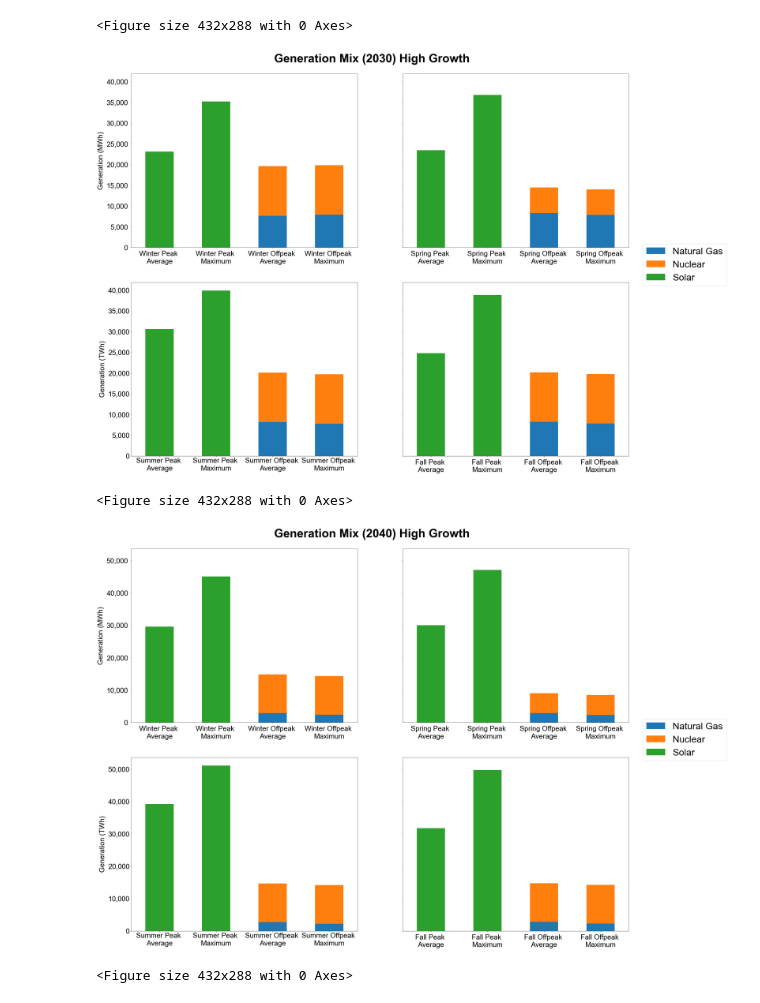
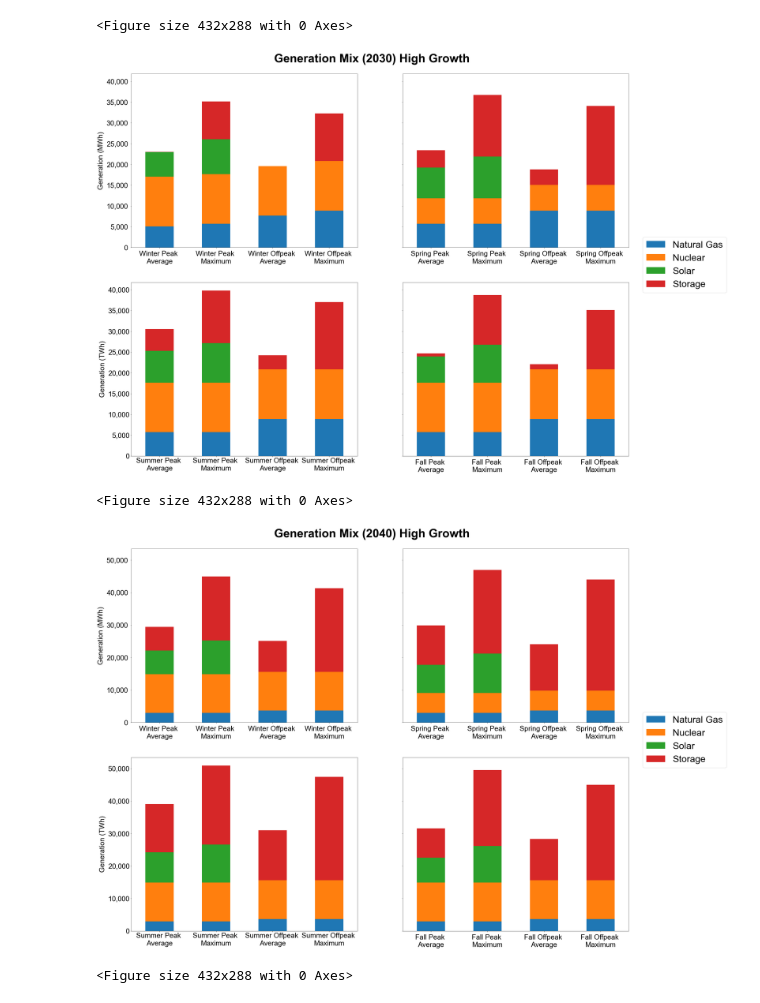
Before and after one commit to keremakdemir/NicISO_Planning, a Jupyter notebook: Figures/Gen_mix_bar_plot.ipynb, the cells around one changed output. Saved outputs shown, nothing was run; the diff lists cells and outputs as text; code cells hidden in the pictures.

Commit message:
Plots update

```diff
--- a/Figures/Gen_mix_bar_plot.ipynb
+++ b/Figures/Gen_mix_bar_plot.ipynb
@@ -100,7 +100,7 @@ for year in years:
 
     else:
 
-        gen_types = ['Natural Gas','Nuclear','Solar']
+        gen_types = ['Natural Gas','Nuclear','Solar', 'Storage']
 
         try:
 
@@ -118,7 +118,7 @@ for year in years:
                 Dispatchable_sp = Dispatchable_agg.loc[:,case].copy()
                 Nuclear_sp = Nuclear_agg.loc[:,case].copy()
                 Solar_sp = Solar_agg[case]
-                generation_comparison.loc[idx,:] = [Dispatchable_sp['Natural Gas'],Nuclear_sp['Nuclear'],Solar_sp]
+                generation_comparison.loc[idx,:] = [Dispatchable_sp['Natural Gas'],Nuclear_sp['Nuclear'],Solar_sp,Dispatchable_sp['Storage']]
 
             generation_comparison.index = All_cases
             generation_comparison = generation_comparison.apply(lambda x: round(x,1))
@@ -177,5 +177,5 @@ for year in years:
 <Figure size 432x288 with 0 Axes>
-[figure, old version]
+[figure, new version]
 <Figure size 432x288 with 0 Axes>
-[figure, old version]
+[figure, new version]
 <Figure size 432x288 with 0 Axes>
```
Also changed, not shown: parts of 2 cells of this notebook, 11 other files.
